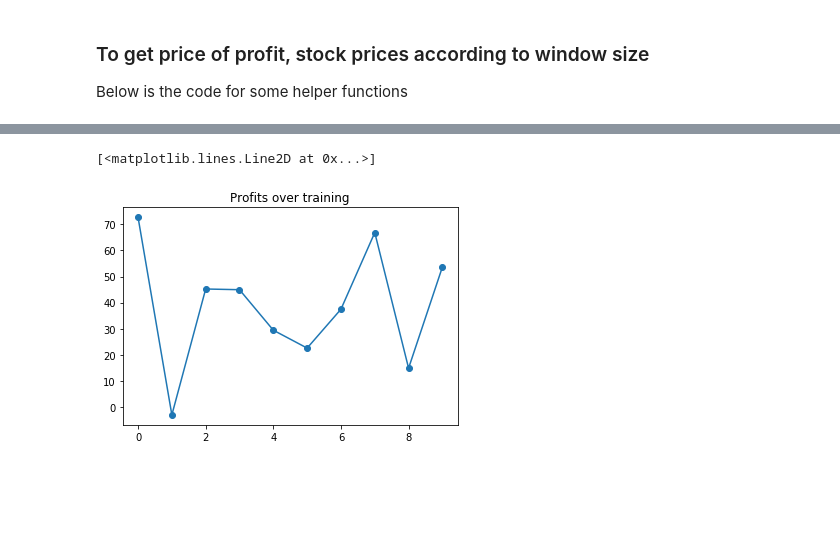
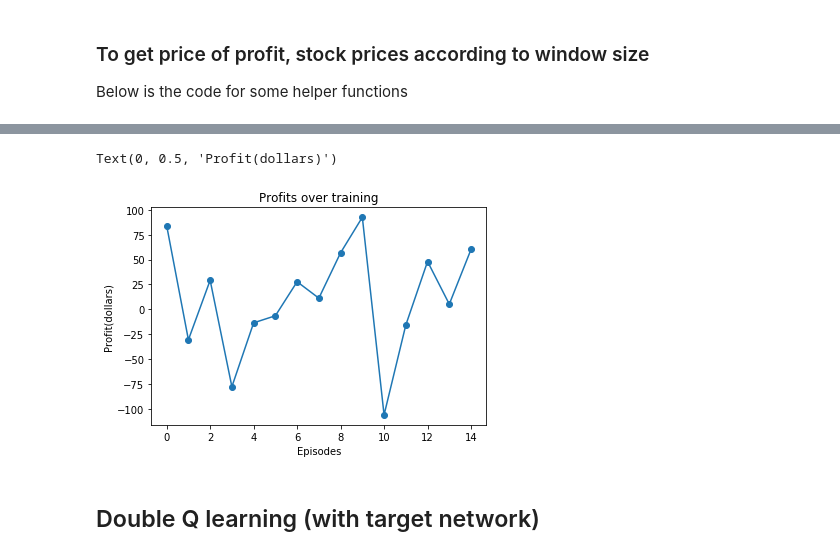
Before and after one commit to manvibharat/Stock-price-pridiction-using-Deep-reienforcement-learning, a Jupyter notebook: src/PredictionUsingDQN.ipynb, the cells around one changed output, grey strips where cells are left out. Saved outputs shown, nothing was run; the diff lists cells and outputs as text; code cells hidden in the pictures; blank space fills up the shorter version.

```diff
--- a/src/PredictionUsingDQN.ipynb
+++ b/src/PredictionUsingDQN.ipynb
@@ -12,20 +27,29 @@ import matplotlib.pyplot as plt
+# %%
+# For GPU
+config = tf.ConfigProto(log_device_placement=True)
+config.graph_options.optimizer_options.global_jit_level = tf.OptimizerOptions.ON_1
+tf.config.optimizer.set_jit(True)
+tf.config.threading.set_intra_op_parallelism_threads(8)  # Number of physical cores.
 # %% [markdown]
 
 Load the stock prices and set required parameters
 # %%
 # load the csv file
+
+path_folder = './stock_data/MSFT.csv'
+
+
 stock_name  = 'MSFT'
-path_folder = './data_raw/MSFT.csv'
 
 data = pd.read_csv(path_folder)
 
 # constants
 LOG = False
-episode_count = 10
+episode_count = 15
 window_size = 100
 data = data['Close'].values # what our data is
 len_data = len(data) - 1 # total information length
-batch_size = 32 # minibatch size
+batch_size = 10 # minibatch size
 
 # logs
 loss_global = []
@@ -254,6 +241,10 @@ for e in range(episode_count):
 # %%
 plt.title('Profits over training')
 plt.plot(profits_global, '-o')
+plt.xlabel('Episodes')
+plt.ylabel('Profit(dollars)')
 # %% [output]
-[<matplotlib.lines.Line2D at 0x...>]
+Text(0, 0.5, 'Profit(dollars)')
-[figure, old version]
+[figure, new version]
+# %% [markdown]
+## Double Q learning (with target network)
```
Also changed, not shown: parts of 15 cells of this notebook, 12 other files.
